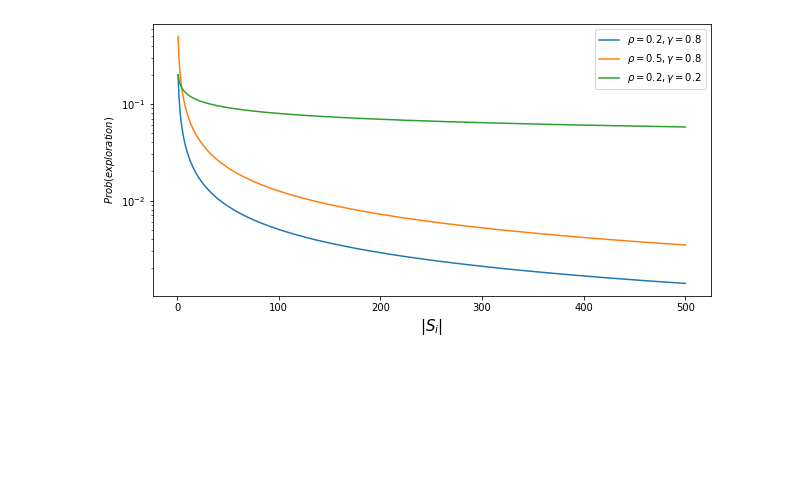
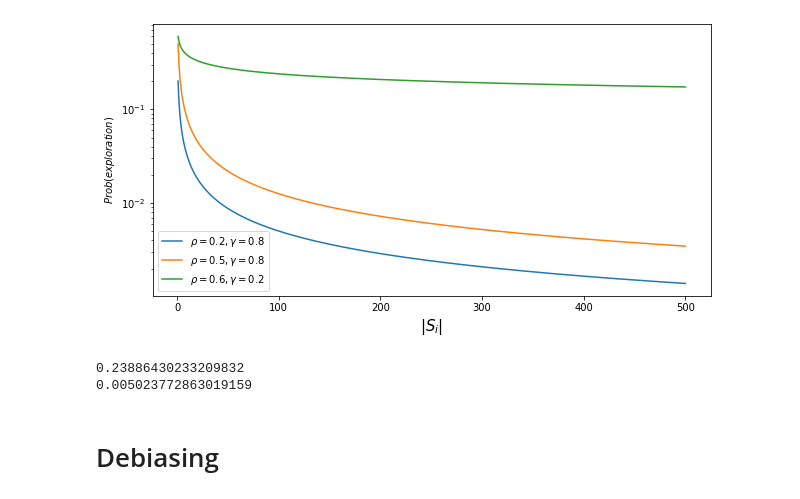
Before and after one commit to TheYuanLiao/individual_mobility_model, a Jupyter notebook: src/py/method-model-plots.ipynb, the cells around one changed output. Cells and saved outputs as stored; diff of their text form; code cells hidden in the pictures; blank space fills up the shorter version.

Commit message:
more method plots

```diff
--- a/src/py/method-model-plots.ipynb
+++ b/src/py/method-model-plots.ipynb
@@ -14,22 +8,31 @@ xs = np.linspace(1, 500, 500)
 def exploration_probability(xs, rho, gamma):
     return rho * (xs ** -gamma)
 # %%
-def legend_typeset(rho, gamma):
+def exploration_legend_typeset(rho, gamma):
     return r"$\rho = {},    \gamma= {}$".format(rho, gamma)
 # %%
 # rho, gamma
 parameters = [
     (0.2, 0.8),
     (0.5, 0.8),
-    (0.2, 0.2),
+    (0.6, 0.2),
 ]
+
 fig, ax = plt.subplots(1,1, figsize=(10,5))
 for (rho, gamma) in parameters:
     ax.plot(xs, exploration_probability(xs, rho, gamma))
 
-ax.legend([legend_typeset(rho, gamma) for (rho, gamma) in parameters])
+ax.legend([exploration_legend_typeset(rho, gamma) for (rho, gamma) in parameters])
 ax.set_xlabel(r"$\vert S_i \vert$", fontsize=15)
 ax.set_ylabel(r"$Prob(exploration)$")
 ax.set_yscale('log')
 # %% [output]
-[figure, old version]
+[figure, new version]
+# %%
+print(exploration_probability(100, 0.6, 0.2))
+print(exploration_probability(100, 0.2, 0.8))
+# %% [output]
+0.23886430233209832
+0.005023772863019159
+# %% [markdown]
+# Debiasing
```
Also changed, not shown: parts of 7 cells of this notebook.
